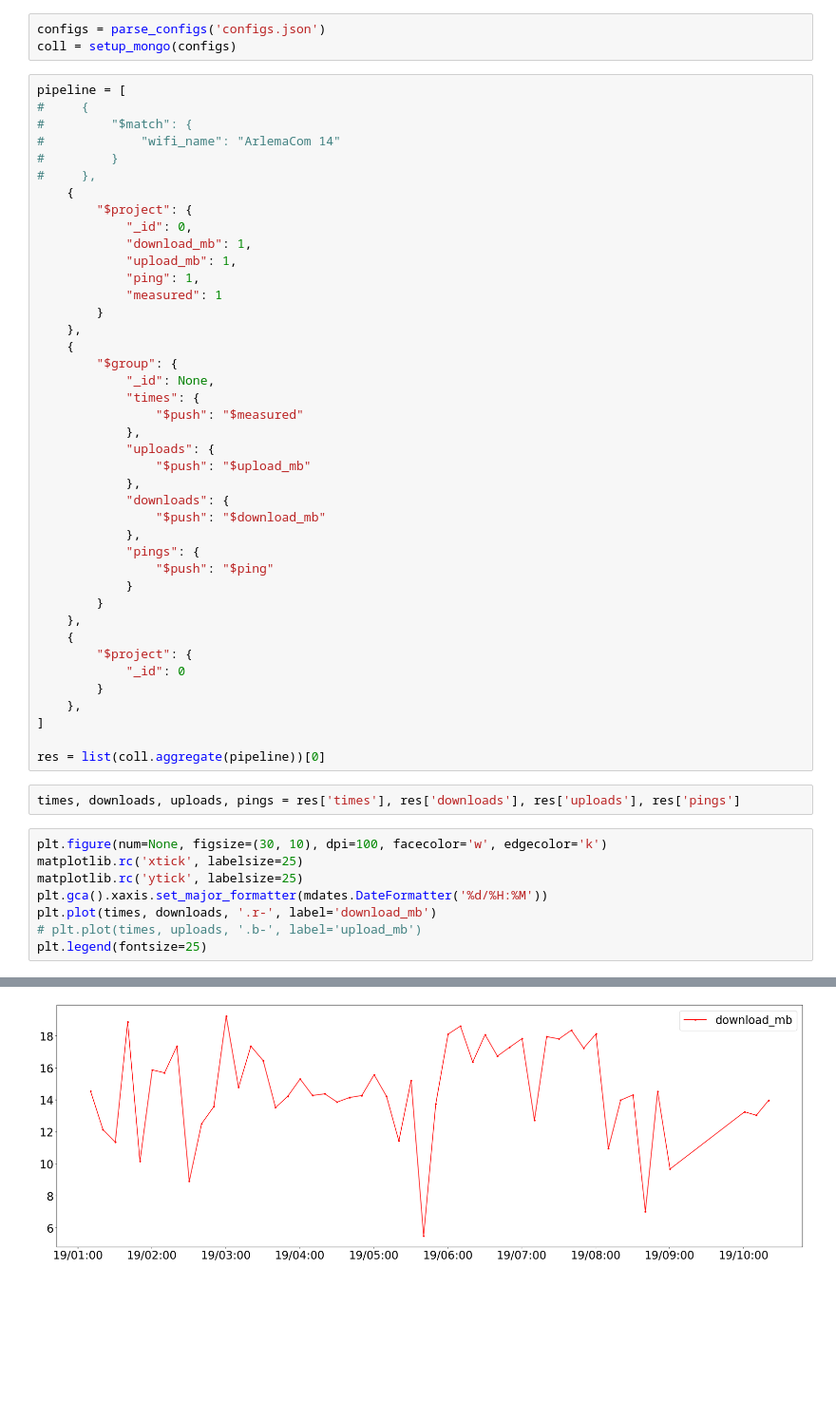
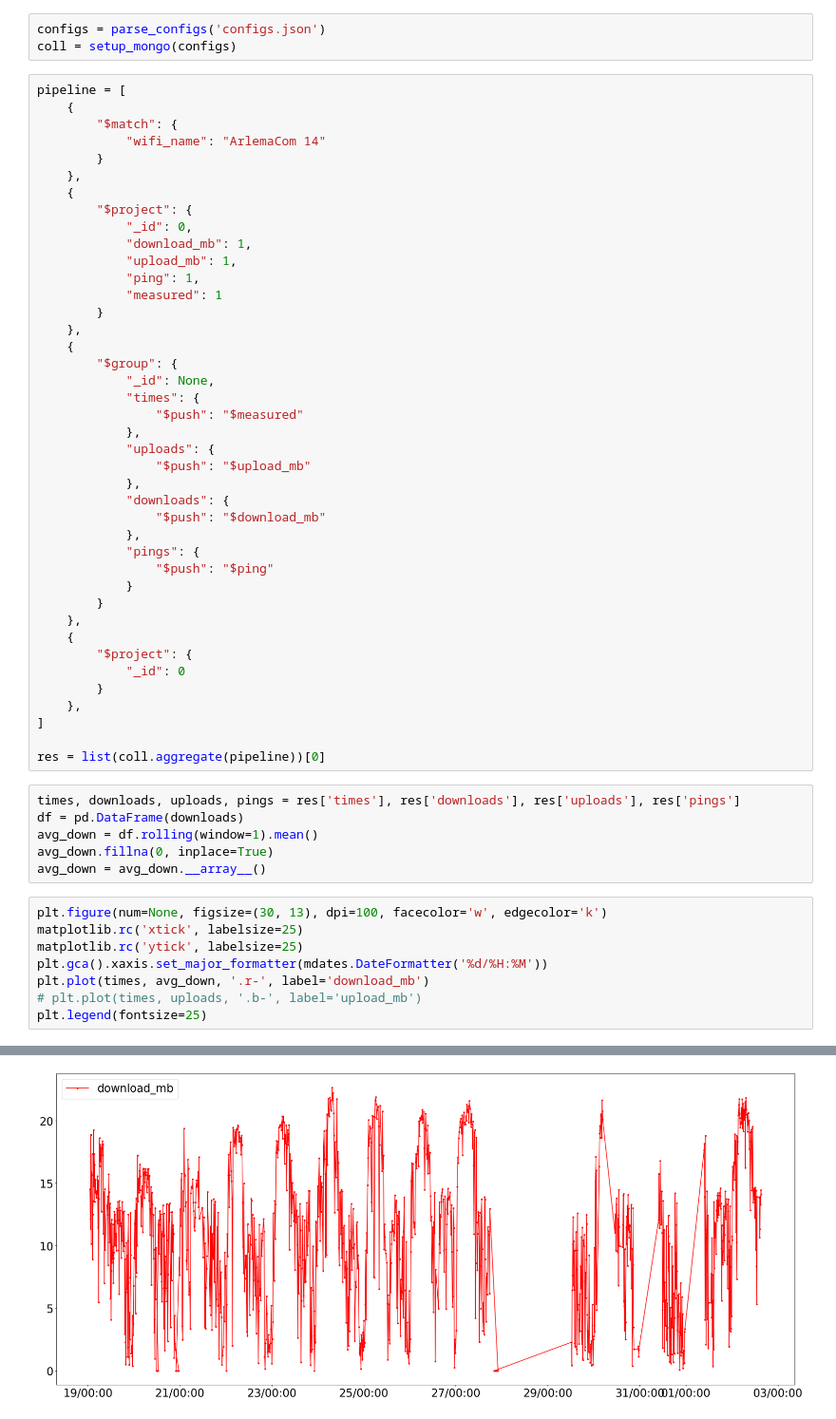
Before and after one commit to artak-kirakosyan/speedtest, a Jupyter notebook: analysis.ipynb, the cells around one changed output, grey strips where cells are left out. Shown: that part at 95% size. Saved outputs shown, nothing was run; the diff lists cells and outputs as text; blank space fills up the shorter version.

```diff
--- a/analysis.ipynb
+++ b/analysis.ipynb
@@ -21,11 +22,11 @@ configs = parse_configs('configs.json')
 coll = setup_mongo(configs)
 # %%
 pipeline = [
-#     {
-#         "$match": {
-#             "wifi_name": "ArlemaCom 14"
-#         }
-#     },
+    {
+        "$match": {
+            "wifi_name": "ArlemaCom 14"
+        }
+    },
     {
         "$project": {
             "_id": 0,
@@ -62,14 +63,18 @@ pipeline = [
 res = list(coll.aggregate(pipeline))[0]
 # %%
 times, downloads, uploads, pings = res['times'], res['downloads'], res['uploads'], res['pings']
+df = pd.DataFrame(downloads)
+avg_down = df.rolling(window=1).mean()
+avg_down.fillna(0, inplace=True)
+avg_down = avg_down.__array__()
 # %%
-plt.figure(num=None, figsize=(30, 10), dpi=100, facecolor='w', edgecolor='k')
+plt.figure(num=None, figsize=(30, 13), dpi=100, facecolor='w', edgecolor='k')
 matplotlib.rc('xtick', labelsize=25)
 matplotlib.rc('ytick', labelsize=25)
 plt.gca().xaxis.set_major_formatter(mdates.DateFormatter('%d/%H:%M'))
-plt.plot(times, downloads, '.r-', label='download_mb')
+plt.plot(times, avg_down, '.r-', label='download_mb')
 # plt.plot(times, uploads, '.b-', label='upload_mb')
 plt.legend(fontsize=25)
 # %% [output]
 <matplotlib.legend.Legend at 0x...>
-[figure, old version]
+[figure, new version]
```
Also changed, not shown: parts of 1 cell of this notebook.
